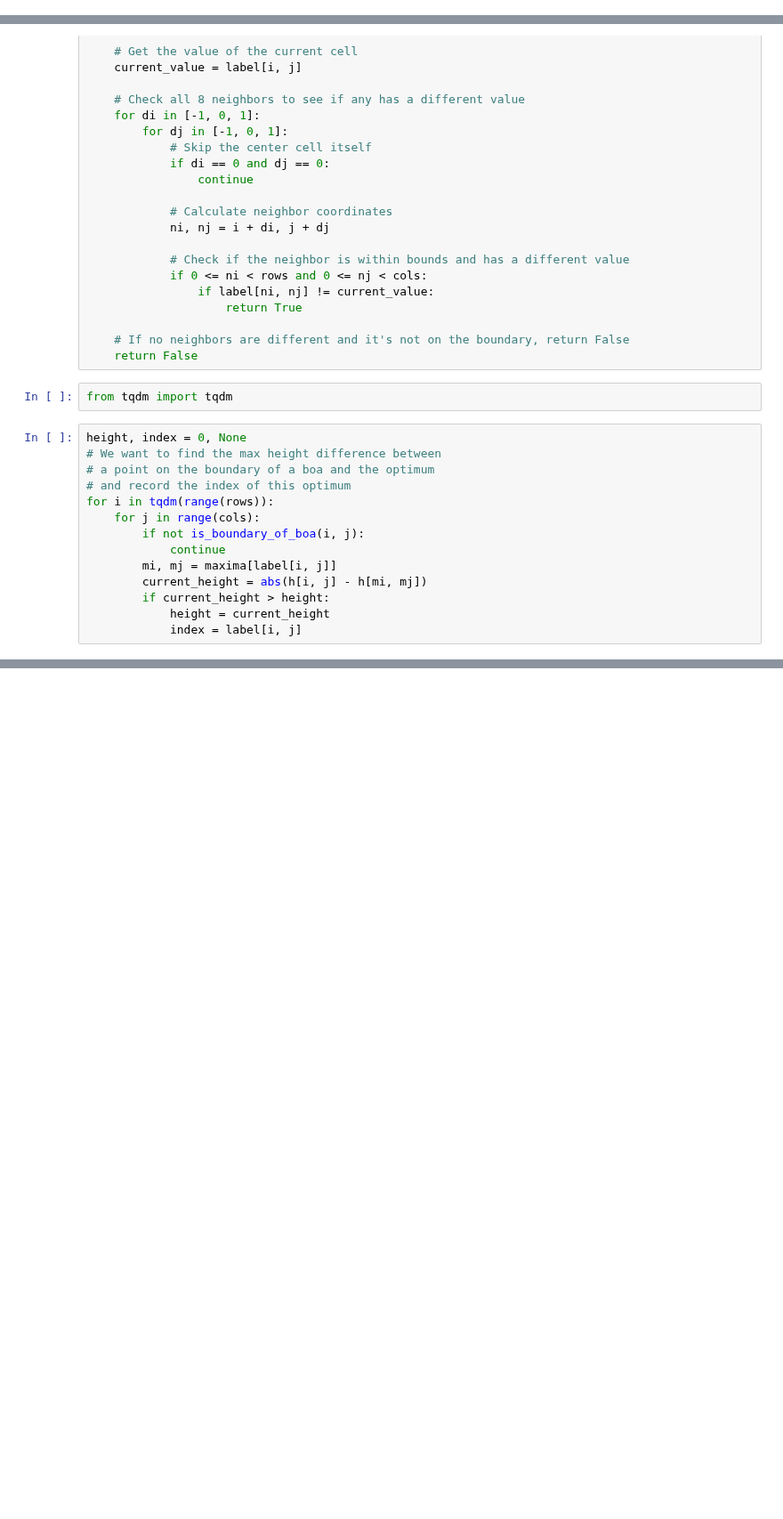
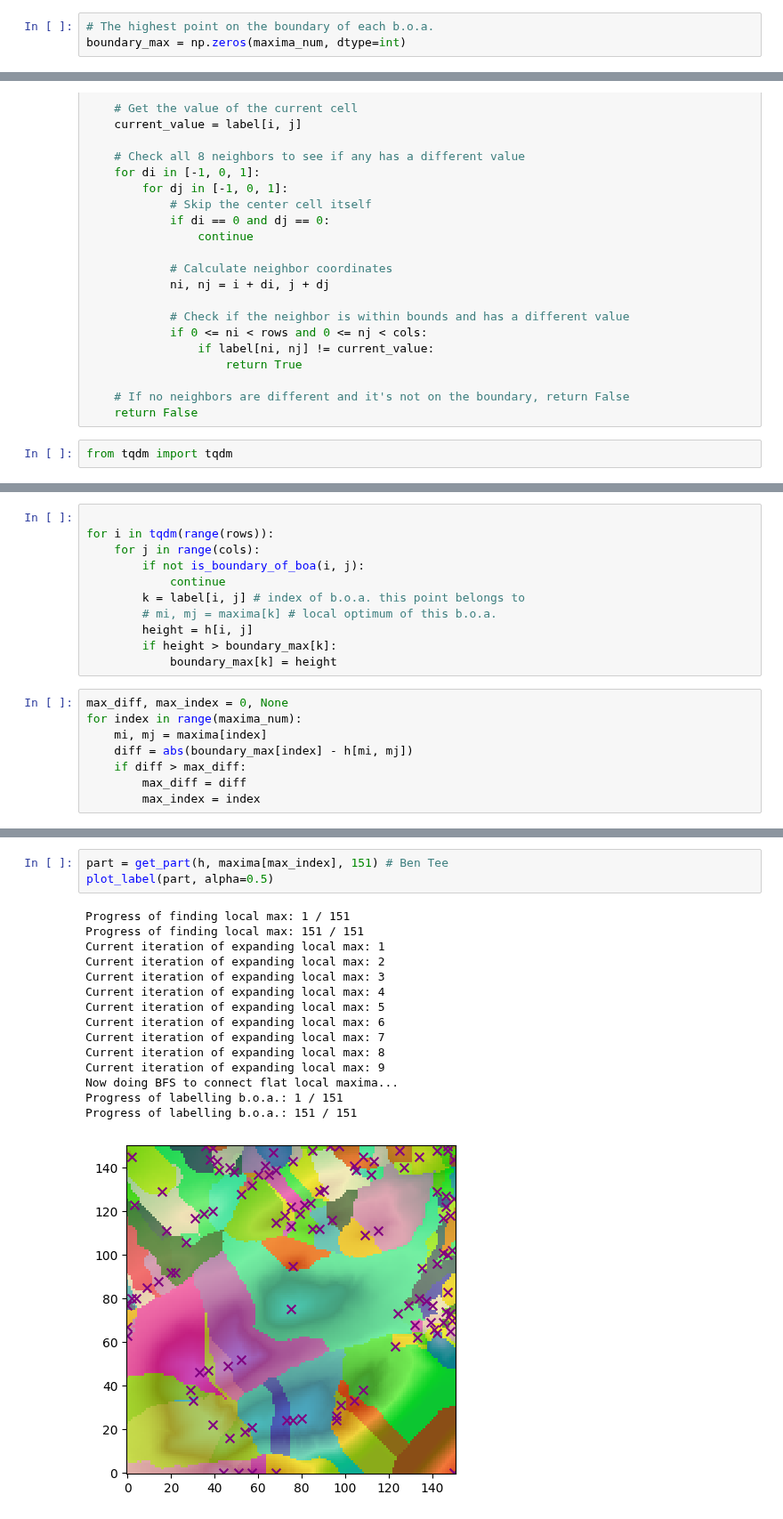
Before and after one commit to CardiacModelling/BenNevisBenchmark, a Jupyter notebook: basin-problem/ipynb/largest-drop.ipynb, the cells around one changed output, grey strips where cells are left out. Shown at 89% size. Cells and saved outputs as stored; diff of their text form; blank space fills up the shorter version.

```diff
--- a/basin-problem/ipynb/largest-drop.ipynb
+++ b/basin-problem/ipynb/largest-drop.ipynb
@@ -9,3 +16,6 @@ maxima = np.load('../res/maxima.npy')
+# %%
+# The highest point on the boundary of each b.o.a.
+boundary_max = np.zeros(maxima_num, dtype=int)
 # %%
 
 # Get the dimensions of the label array
@@ -51,17 +61,3 @@ def is_boundary_of_boa(i, j):
     return False
 # %%
 from tqdm import tqdm
-# %%
-height, index = 0, None
-# We want to find the max height difference between
-# a point on the boundary of a boa and the optimum
-# and record the index of this optimum
-for i in tqdm(range(rows)):
-    for j in range(cols):
-        if not is_boundary_of_boa(i, j):
-            continue
-        mi, mj = maxima[label[i, j]]
-        current_height = abs(h[i, j] - h[mi, mj])
-        if current_height > height:
-            height = current_height
-            index = label[i, j]
@@ -75,0 +64,19 @@ np.float32(1319.2001)
+# %%
+
+for i in tqdm(range(rows)):
+    for j in range(cols):
+        if not is_boundary_of_boa(i, j):
+            continue
+        k = label[i, j] # index of b.o.a. this point belongs to
+        # mi, mj = maxima[k] # local optimum of this b.o.a.
+        height = h[i, j]
+        if height > boundary_max[k]:
+            boundary_max[k] = height
+# %%
+max_diff, max_index = 0, None
+for index in range(maxima_num):
+    mi, mj = maxima[index]
+    diff = abs(boundary_max[index] - h[mi, mj])
+    if diff > max_diff:
+        max_diff = diff
+        max_index = index
@@ -99,0 +160,19 @@ print(h[mi-n:mi+n+1, mj-n:mj+n+1])
+# %%
+part = get_part(h, maxima[max_index], 151) # Ben Tee
+plot_label(part, alpha=0.5)
+# %% [output]
+Progress of finding local max: 1 / 151
+Progress of finding local max: 151 / 151
+Current iteration of expanding local max: 1
+Current iteration of expanding local max: 2
+Current iteration of expanding local max: 3
+Current iteration of expanding local max: 4
+Current iteration of expanding local max: 5
+Current iteration of expanding local max: 6
+Current iteration of expanding local max: 7
+Current iteration of expanding local max: 8
+Current iteration of expanding local max: 9
+Now doing BFS to connect flat local maxima...
+Progress of labelling b.o.a.: 1 / 151
+Progress of labelling b.o.a.: 151 / 151
+[figure, added]
```
Also changed, not shown: parts of 28 cells of this notebook.
